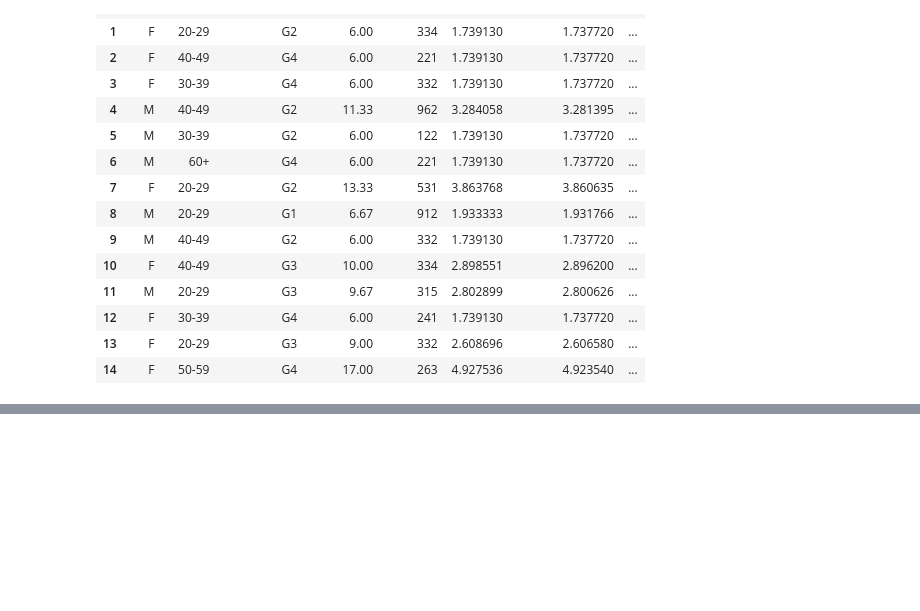
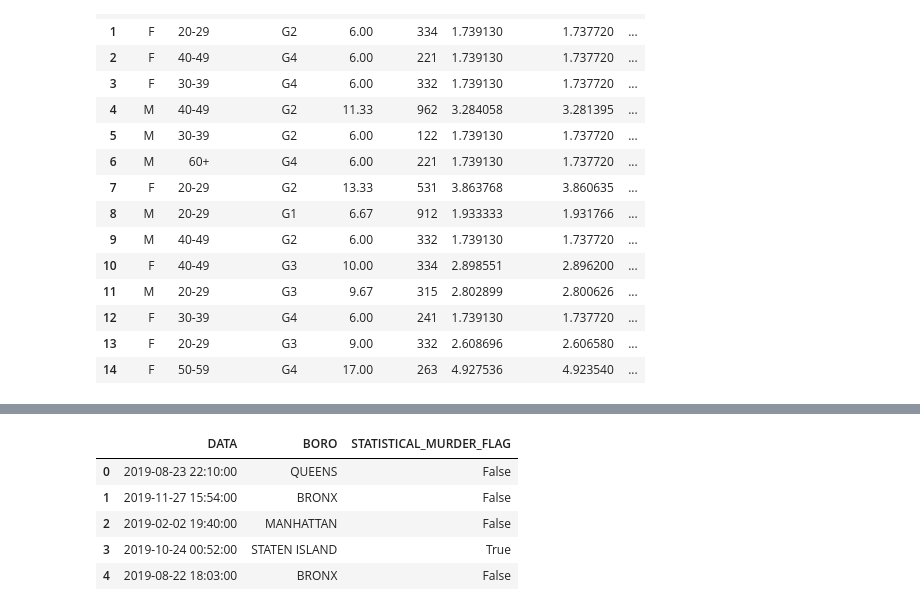
Before and after one commit to Sarunaskaz/JupiterNoteBooks, a Jupyter notebook: 17_.ipynb, the cells around one changed output, grey strips where cells are left out. Drawn from its saved outputs; the diff is of its cells as text; code cells hidden in the pictures; blank space fills up the shorter version.

```diff
--- a/17_.ipynb
+++ b/17_.ipynb
@@ -193,0 +193,12 @@ nypd.head(2)
+# %%
+# .dt modulis, veikia tik tada, jei
+#  stulpelis DataFrame yra datetime
+nypd_small = nypd[['DATA','BORO', 'STATISTICAL_MURDER_FLAG']]
+nypd_small.head(5)
+# %% [output]
+|  | DATA | BORO | STATISTICAL_MURDER_FLAG |
+| 0 | 2019-08-23 22:10:00 | QUEENS | False |
+| 1 | 2019-11-27 15:54:00 | BRONX | False |
+| 2 | 2019-02-02 19:40:00 | MANHATTAN | False |
+| 3 | 2019-10-24 00:52:00 | STATEN ISLAND | True |
+| 4 | 2019-08-22 18:03:00 | BRONX | False |
```
Also changed, not shown: parts of 4 cells of this notebook.
